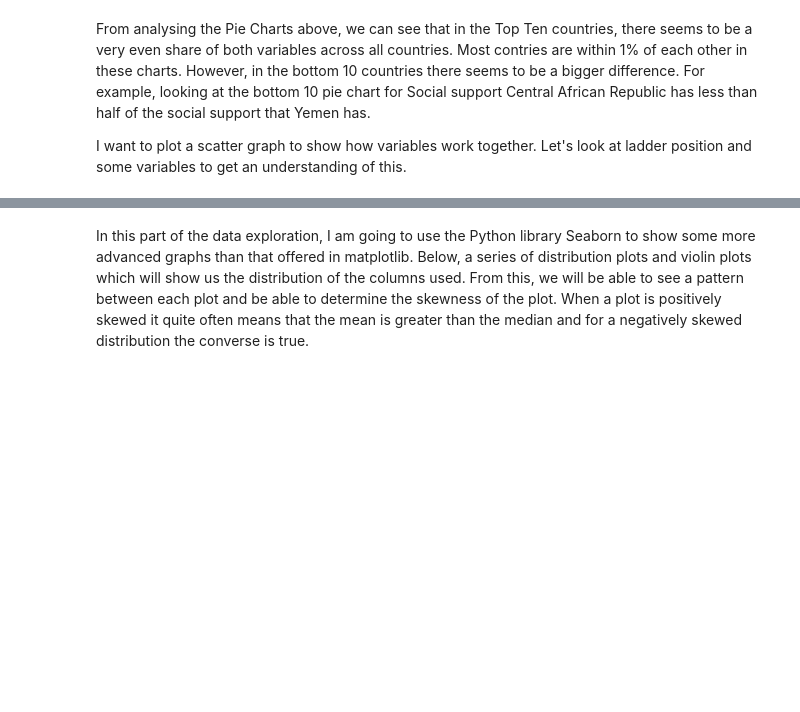
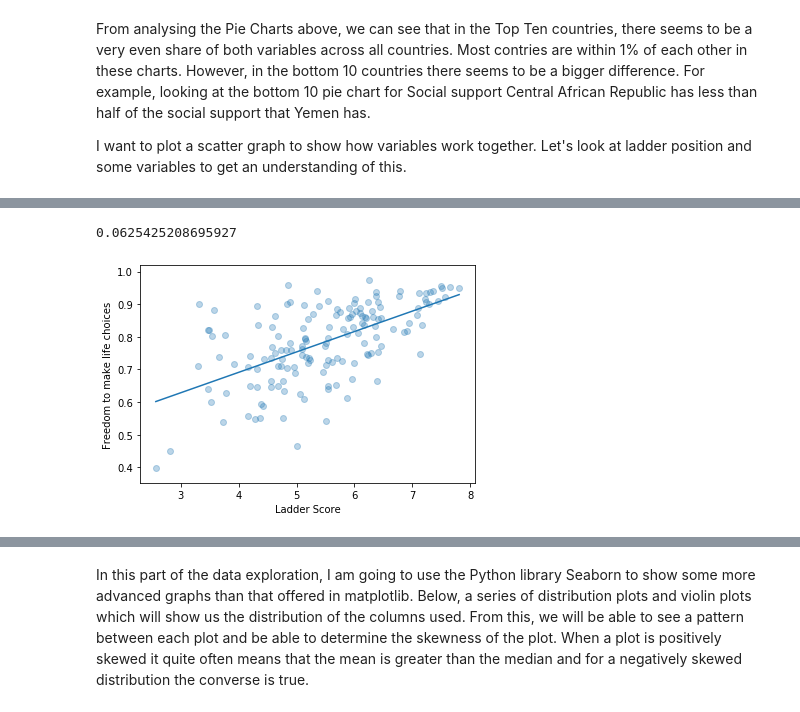
Before and after one commit to ax18031/ax18031_EMATM0048, a Jupyter notebook: Part3_folder/PART3.ipynb, the cells around one changed output, grey strips where cells are left out. Saved outputs shown, nothing was run; the diff lists cells and outputs as text; code cells hidden in the pictures; blank space fills up the shorter version.

```diff
--- a/Part3_folder/PART3.ipynb
+++ b/Part3_folder/PART3.ipynb
@@ -323,0 +363,12 @@ I want to plot a scatter graph to show how variables work together. Let's look a
+# %%
+x = df['Ladder score']
+y = df['Freedom to make life choices']
+plt.xlabel('Ladder Score')
+plt.ylabel('Freedom to make life choices')
+plt.scatter(x,y,alpha=0.3,cmap='viridis')
+m,b = np.polyfit(x,y,1)
+plt.plot(x, m*x + b)
+print(m) #tells us the gradient of the line of best fit
+# %% [output]
+0.0625425208695927
+[figure, added]
```
Also changed, not shown: parts of 13 cells of this notebook.
